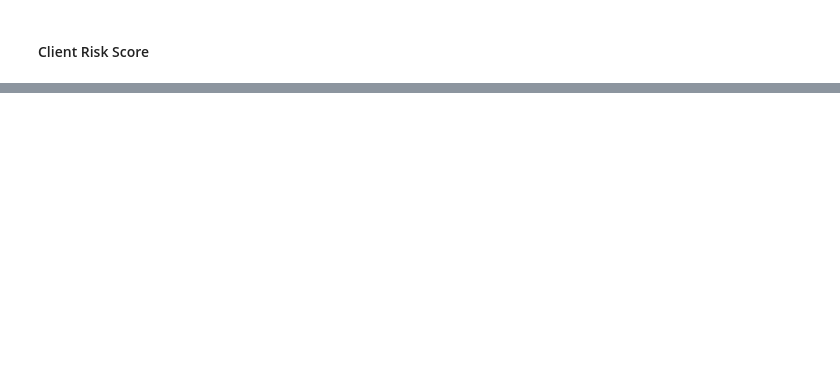
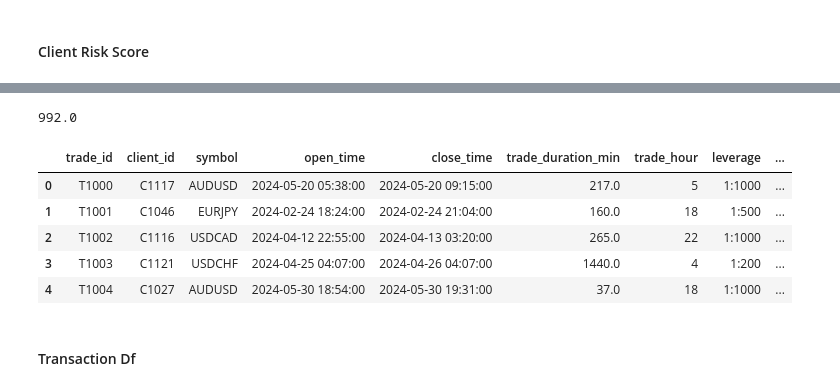
Before and after one commit to nasrulkhair/Full-Project, a Jupyter notebook: data.ipynb, the cells around one changed output, grey strips where cells are left out. Saved outputs shown, nothing was run; the diff lists cells and outputs as text; code cells hidden in the pictures; blank space fills up the shorter version.

```diff
--- a/data.ipynb
+++ b/data.ipynb
@@ -315,0 +394,44 @@ client_risk_score_df.head()
+# %%
+
+# handling nulls - replacing close time with open time + avg tradiing duration
+avg_duration = round(((trades_df['close_time'] - trades_df['open_time']).dt.total_seconds() / 60).mean(), 0)
+print(avg_duration)
+
+trades_df['close_time']= trades_df['close_time'].fillna(
+    trades_df['open_time'] + pd.to_timedelta(avg_duration, unit='m')
+)
+
+# new calculated columns
+trades_df['trade_duration_min'] = (trades_df['close_time'] - trades_df['open_time']).dt.total_seconds() / 60
+trades_df['trade_hour'] = trades_df['open_time'].dt.hour
+
+# mapping hour to trade session
+session_labels = []
+for hour in trades_df['trade_hour']:
+    if 6 <= hour < 14:
+        session_labels.append('Sydney')
+    elif 8 <= hour < 17:
+        session_labels.append('Tokyo')
+    elif hour >= 16 or hour < 1:
+        session_labels.append('London')
+    elif hour >= 21 or hour < 6:
+        session_labels.append('New York')
+    else:
+        session_labels.append('Unknown')
+
+trades_df['trade_session'] = session_labels
+# %% [output]
+992.0
+# %%
+# rearrange columns
+trades_df = trades_df[['trade_id', 'client_id', 'symbol', 'open_time', 'close_time', 'trade_duration_min', 'trade_hour', 'leverage', 'spread',  'volume', 'profit',  'trade_session']]
+trades_df.head()
+# %% [output]
+|  | trade_id | client_id | symbol | open_time | close_time | trade_duration_min | trade_hour | leverage | ... |
+| 0 | T1000 | C1117 | AUDUSD | 2024-05-20 05:38:00 | 2024-05-20 09:15:00 | 217.0 | 5 | 1:1000 | ... |
+| 1 | T1001 | C1046 | EURJPY | 2024-02-24 18:24:00 | 2024-02-24 21:04:00 | 160.0 | 18 | 1:500 | ... |
+| 2 | T1002 | C1116 | USDCAD | 2024-04-12 22:55:00 | 2024-04-13 03:20:00 | 265.0 | 22 | 1:1000 | ... |
+| 3 | T1003 | C1121 | USDCHF | 2024-04-25 04:07:00 | 2024-04-26 04:07:00 | 1440.0 | 4 | 1:200 | ... |
+| 4 | T1004 | C1027 | AUDUSD | 2024-05-30 18:54:00 | 2024-05-30 19:31:00 | 37.0 | 18 | 1:1000 | ... |
+# %% [markdown]
+#### Transaction Df
```
Also changed, not shown: parts of 30 cells of this notebook, 18 other files.
